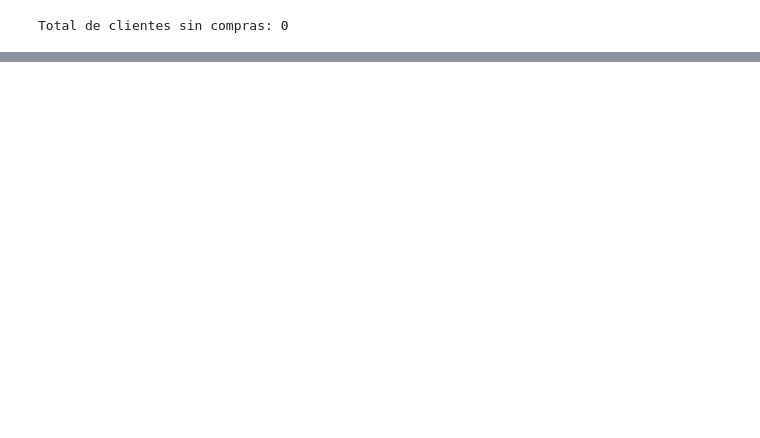
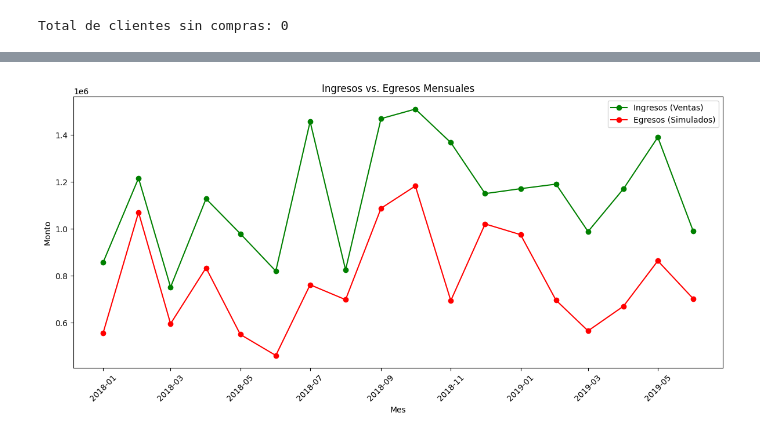
Before and after one commit to elkinvega21/Reto-DataHack, a Jupyter notebook: Reto DataHack.ipynb, the cells around one changed output, grey strips where cells are left out. Cells and saved outputs as stored; diff of their text form; code cells hidden in the pictures; blank space fills up the shorter version.

```diff
--- a/Reto DataHack.ipynb
+++ b/Reto DataHack.ipynb
@@ -291,0 +545,28 @@ Total de clientes sin compras: 0
+# %%
+import numpy as np
+
+# Asumiendo que solo tenemos información de ingresos (ventas) en ventas_por_mes,
+# y no hay datos de egresos (costos/gastos) en el dataset proporcionado.
+# Si existiera un DataFrame de egresos mensuales, por ejemplo 'egresos_por_mes',
+# se podría comparar ambos. Aquí se muestra cómo graficar ingresos vs egresos si existiera.
+
+# Ejemplo de DataFrame de egresos (simulado para ilustración)
+
+egresos_por_mes = ventas_por_mes.copy()
+np.random.seed(42)
+egresos_por_mes['EGRESOS'] = ventas_por_mes['GROSSAMOUNT'] * np.random.uniform(0.5, 0.9, size=len(ventas_por_mes))
+
+import matplotlib.pyplot as plt
+
+plt.figure(figsize=(12, 6))
+plt.plot(ventas_por_mes['MES'], ventas_por_mes['GROSSAMOUNT'], label='Ingresos (Ventas)', marker='o', color='green')
+plt.plot(egresos_por_mes['MES'], egresos_por_mes['EGRESOS'], label='Egresos (Simulados)', marker='o', color='red')
+plt.xlabel('Mes')
+plt.ylabel('Monto')
+plt.title('Ingresos vs. Egresos Mensuales')
+plt.legend()
+plt.xticks(rotation=45)
+plt.tight_layout()
+plt.show()
+# %% [output]
+[figure, added]
```
Also changed, not shown: parts of 8 cells of this notebook.
